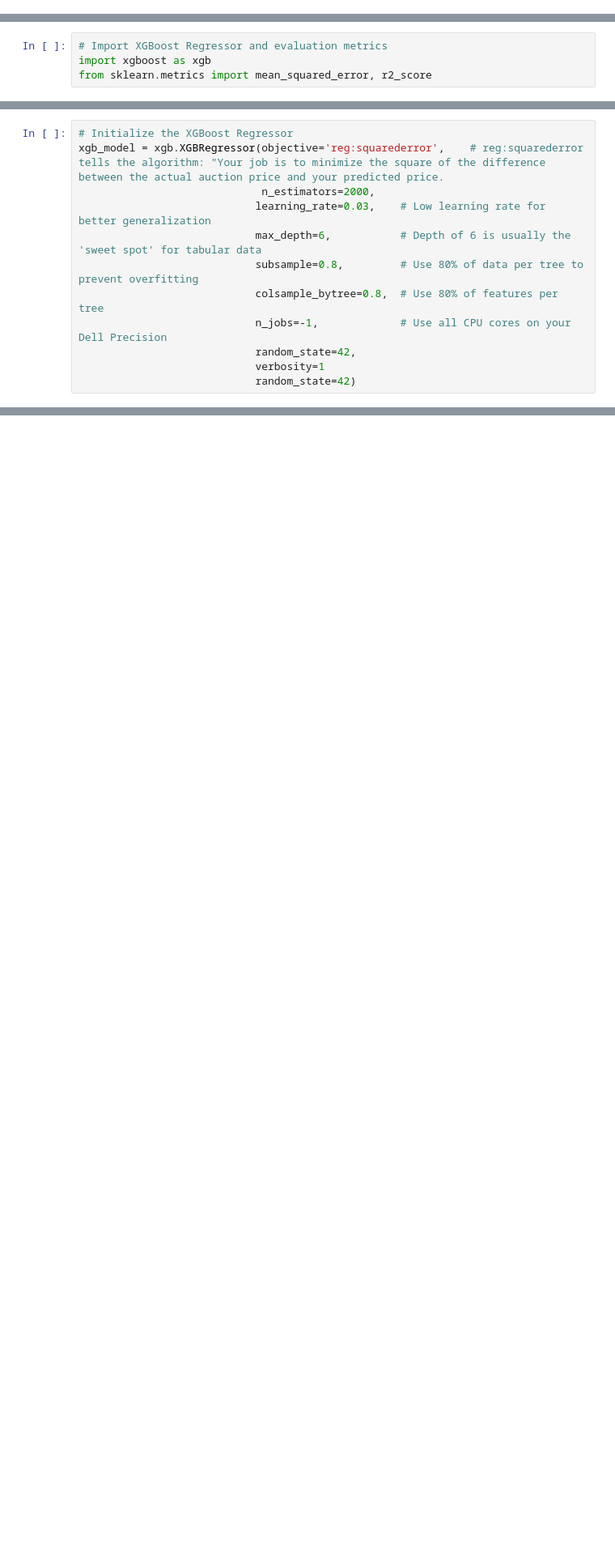
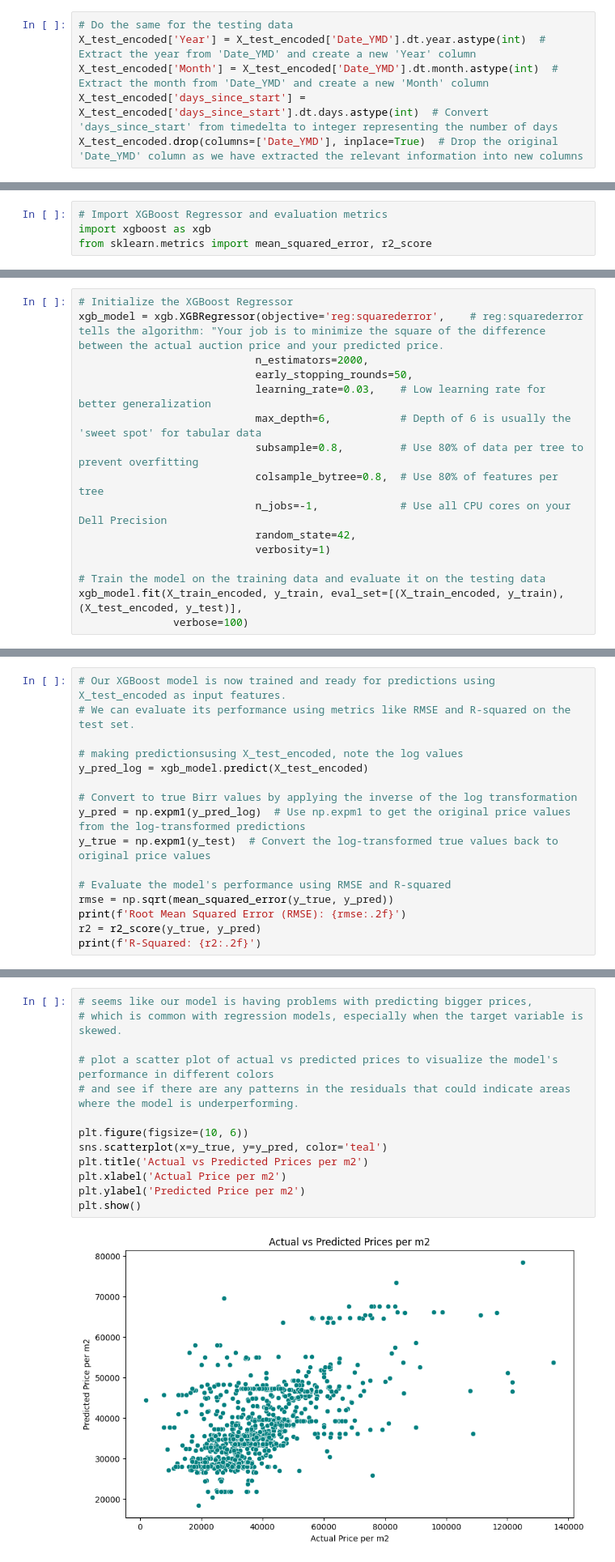
Before and after one commit to Solhemi/Land_auction_price_prediction_model_in_Addis, a Jupyter notebook: land_auction_price_prediction_model.ipynb, the cells around one changed output, grey strips where cells are left out. Shown at 81% size. Cells and saved outputs as stored; diff of their text form; blank space fills up the shorter version.

Commit message:
XGBoost_predictions + performance metrics

```diff
--- a/land_auction_price_prediction_model.ipynb
+++ b/land_auction_price_prediction_model.ipynb
@@ -729,0 +740,6 @@ Name: Log_Price_per_m2, dtype: float64
+# %%
+# Do the same for the testing data
+X_test_encoded['Year'] = X_test_encoded['Date_YMD'].dt.year.astype(int)  # Extract the year from 'Date_YMD' and create a new 'Year' column
+X_test_encoded['Month'] = X_test_encoded['Date_YMD'].dt.month.astype(int)  # Extract the month from 'Date_YMD' and create a new 'Month' column
+X_test_encoded['days_since_start'] = X_test_encoded['days_since_start'].dt.days.astype(int)  # Convert 'days_since_start' from timedelta to integer representing the number of days
+X_test_encoded.drop(columns=['Date_YMD'], inplace=True)  # Drop the original 'Date_YMD' column as we have extracted the relevant information into new columns
@@ -756,12 +870,16 @@ from sklearn.metrics import mean_squared_error, r2_score
 # %%
 # Initialize the XGBoost Regressor
 xgb_model = xgb.XGBRegressor(objective='reg:squarederror',    # reg:squarederror tells the algorithm: "Your job is to minimize the square of the difference between the actual auction price and your predicted price.
-                             n_estimators=2000,
+                            n_estimators=2000,
+                            early_stopping_rounds=50,
                             learning_rate=0.03,    # Low learning rate for better generalization
                             max_depth=6,           # Depth of 6 is usually the 'sweet spot' for tabular data
                             subsample=0.8,         # Use 80% of data per tree to prevent overfitting
                             colsample_bytree=0.8,  # Use 80% of features per tree
                             n_jobs=-1,             # Use all CPU cores on your Dell Precision
                             random_state=42,
-                            verbosity=1
-                            random_state=42)
+                            verbosity=1)
+
+# Train the model on the training data and evaluate it on the testing data
+xgb_model.fit(X_train_encoded, y_train, eval_set=[(X_train_encoded, y_train), (X_test_encoded, y_test)],
+               verbose=100)
@@ -767,0 +958,16 @@ xgb_model = xgb.XGBRegressor(objective='reg:squarederror',    # reg:squarederror
+# %%
+# Our XGBoost model is now trained and ready for predictions using X_test_encoded as input features.
+# We can evaluate its performance using metrics like RMSE and R-squared on the test set.
+
+# making predictionsusing X_test_encoded, note the log values
+y_pred_log = xgb_model.predict(X_test_encoded)
+
+# Convert to true Birr values by applying the inverse of the log transformation
+y_pred = np.expm1(y_pred_log)  # Use np.expm1 to get the original price values from the log-transformed predictions
+y_true = np.expm1(y_test)  # Convert the log-transformed true values back to original price values
+
+# Evaluate the model's performance using RMSE and R-squared
+rmse = np.sqrt(mean_squared_error(y_true, y_pred))
+print(f'Root Mean Squared Error (RMSE): {rmse:.2f}')
+r2 = r2_score(y_true, y_pred)
+print(f'R-Squared: {r2:.2f}')
@@ -767,0 +1014,15 @@ xgb_model = xgb.XGBRegressor(objective='reg:squarederror',    # reg:squarederror
+# %%
+# seems like our model is having problems with predicting bigger prices,
+# which is common with regression models, especially when the target variable is skewed.
+
+# plot a scatter plot of actual vs predicted prices to visualize the model's performance in different colors
+# and see if there are any patterns in the residuals that could indicate areas where the model is underperforming.
+
+plt.figure(figsize=(10, 6))
+sns.scatterplot(x=y_true, y=y_pred, color='teal')
+plt.title('Actual vs Predicted Prices per m2')
+plt.xlabel('Actual Price per m2')
+plt.ylabel('Predicted Price per m2')
+plt.show()
+# %% [output]
+[figure, added]
```
Also changed, not shown: parts of 12 cells of this notebook.
